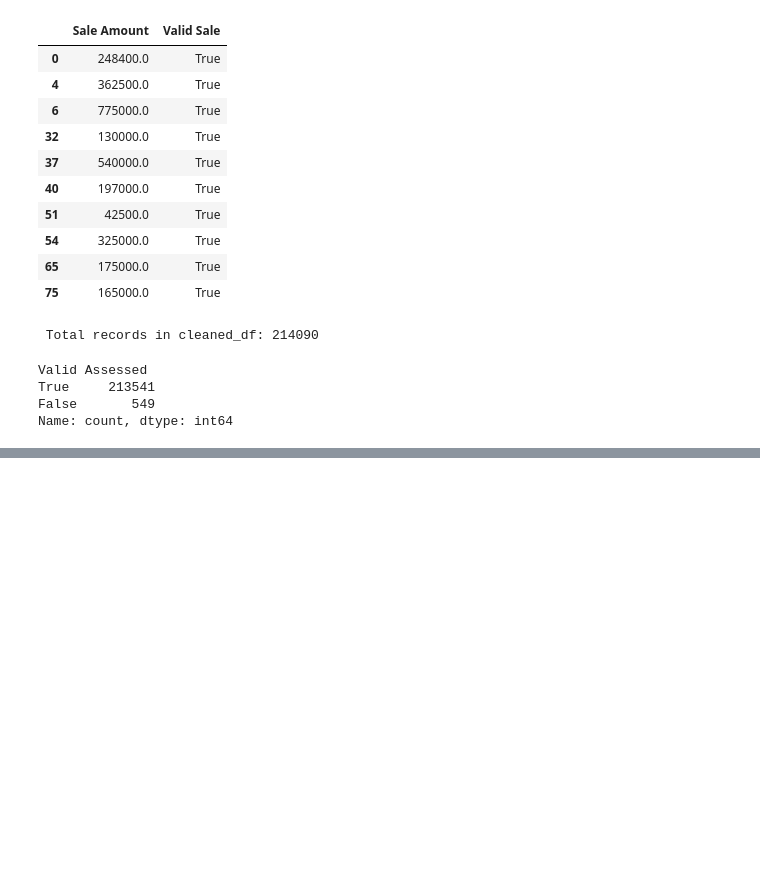
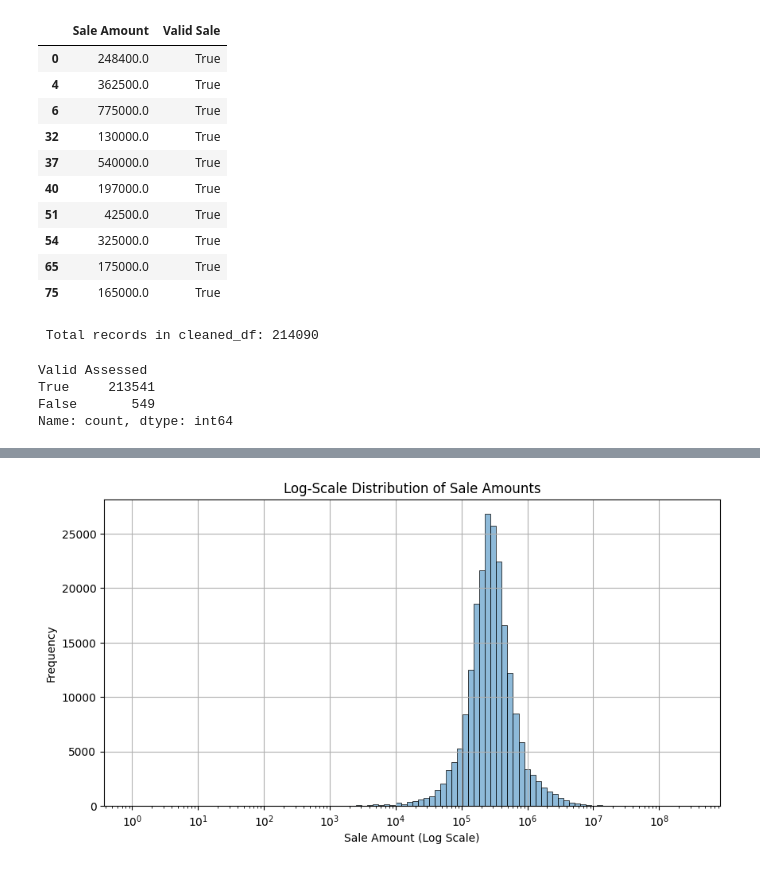
Before and after one commit to kthanikonda/DataWithPython, a Jupyter notebook: Real_Estate_Project-2.ipynb, the cells around one changed output, grey strips where cells are left out. Saved outputs shown, nothing was run; the diff lists cells and outputs as text; code cells hidden in the pictures; blank space fills up the shorter version.

```diff
--- a/Real_Estate_Project-2.ipynb
+++ b/Real_Estate_Project-2.ipynb
@@ -338,0 +357,14 @@ cleaned_df.to_csv('cleaned_real_estate_data.csv', index=False)
+# %%
+import numpy as np
+import matplotlib.pyplot as plt
+import seaborn as sns
+
+plt.figure(figsize=(10, 5))
+sns.histplot(cleaned_df['Sale Amount'], kde=True, bins=100, log_scale=(True, False))
+plt.title('Log-Scale Distribution of Sale Amounts')
+plt.xlabel('Sale Amount (Log Scale)')
+plt.ylabel('Frequency')
+plt.grid(True)
+plt.show()
+# %% [output]
+[figure, added]
```
Also changed, not shown: parts of 17 cells of this notebook.
